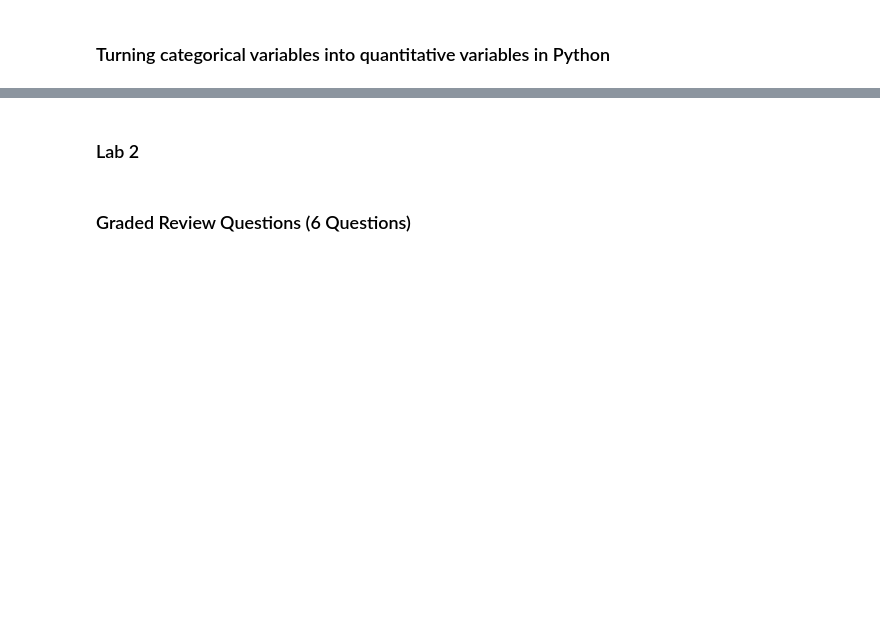
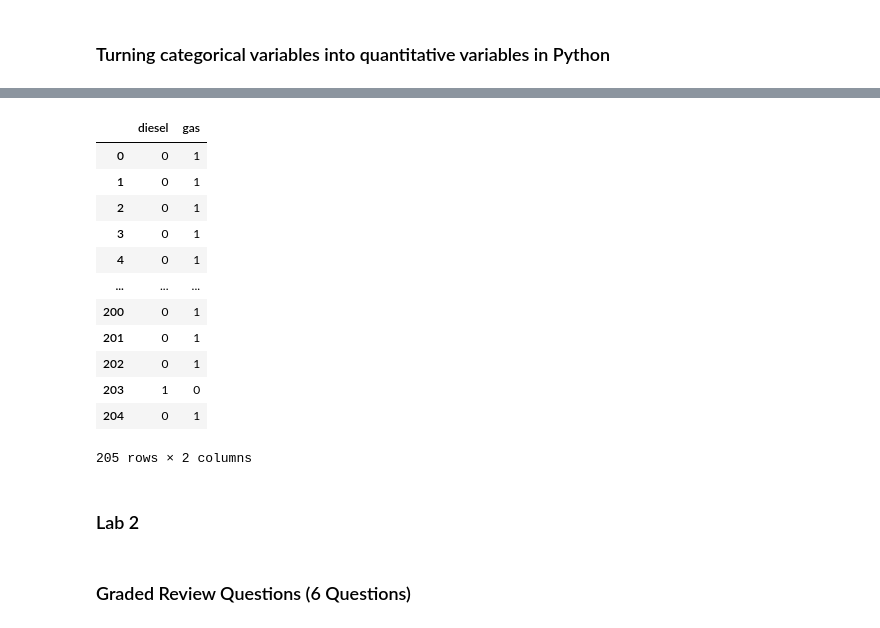
Before and after one commit to PosgradoMNA/actividades-de-aprendizaje-JavierP-rez, a Jupyter notebook: Semana5_12to18Oct/Modulo2_Semana5_DataAnalysisWithPython_IBM.ipynb, the cells around one changed output, grey strips where cells are left out. Saved outputs shown, nothing was run; the diff lists cells and outputs as text; code cells hidden in the pictures; blank space fills up the shorter version.

```diff
--- a/Semana5_12to18Oct/Modulo2_Semana5_DataAnalysisWithPython_IBM.ipynb
+++ b/Semana5_12to18Oct/Modulo2_Semana5_DataAnalysisWithPython_IBM.ipynb
@@ -219,0 +267,2 @@ Name: price, dtype: object
+# %%
+df["length"] = df["length"] / df["length"].max()
@@ -219,0 +284,2 @@ Name: price, dtype: object
+# %%
+df["length"] = (df["length"] - df["length"].min()) / (df["length"].max() - df["length"].min())
@@ -219,0 +301,2 @@ Name: price, dtype: object
+# %%
+df["length"] = (df["length"] - df["length"].mean()) / (df["length"].std())
@@ -224,3 +360,19 @@ Name: price, dtype: object
+# %%
+pd.get_dummies(df["fuel-type"])
+# %% [output]
+|  | diesel | gas |
+| 0 | 0 | 1 |
+| 1 | 0 | 1 |
+| 2 | 0 | 1 |
+| 3 | 0 | 1 |
+| 4 | 0 | 1 |
+| ... | ... | ... |
+| 200 | 0 | 1 |
+| 201 | 0 | 1 |
+| 202 | 0 | 1 |
+| 203 | 1 | 0 |
+| 204 | 0 | 1 |
+205 rows × 2 columns
 # %% [markdown]
 ### Lab 2
 # %% [markdown]
```
Also changed, not shown: parts of 9 cells of this notebook.
